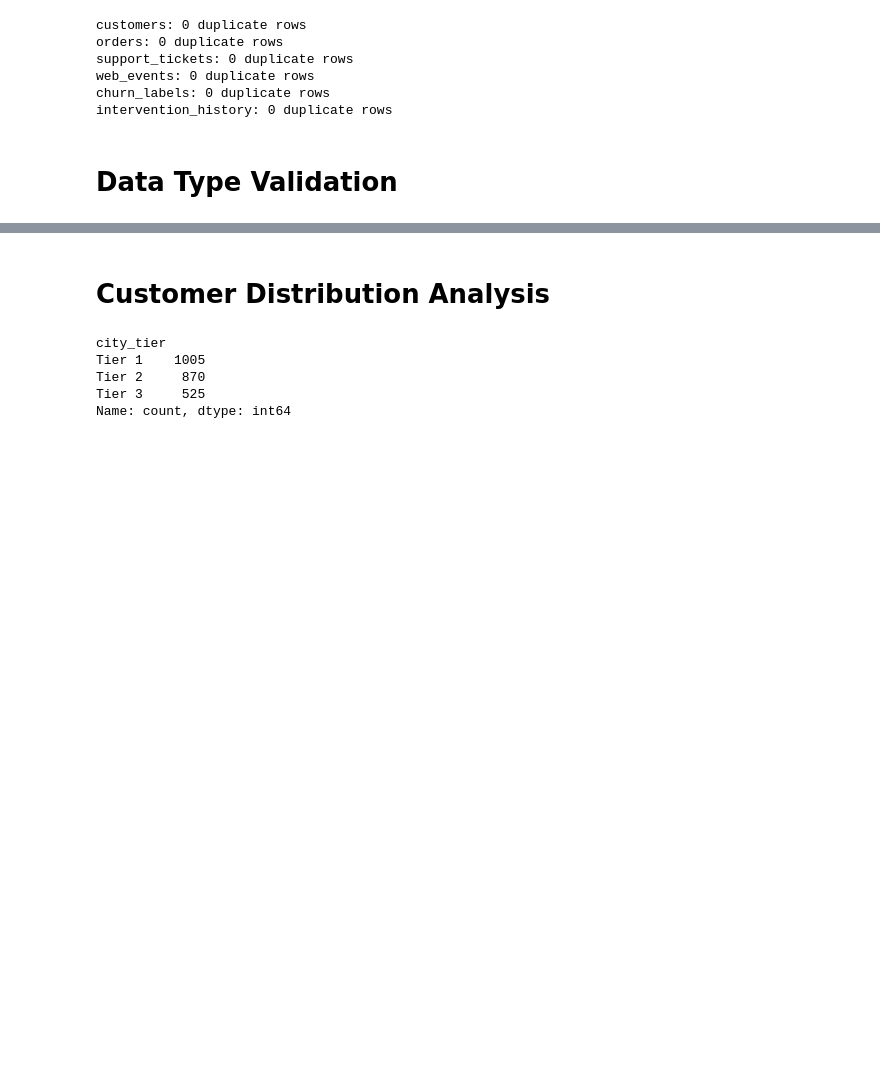
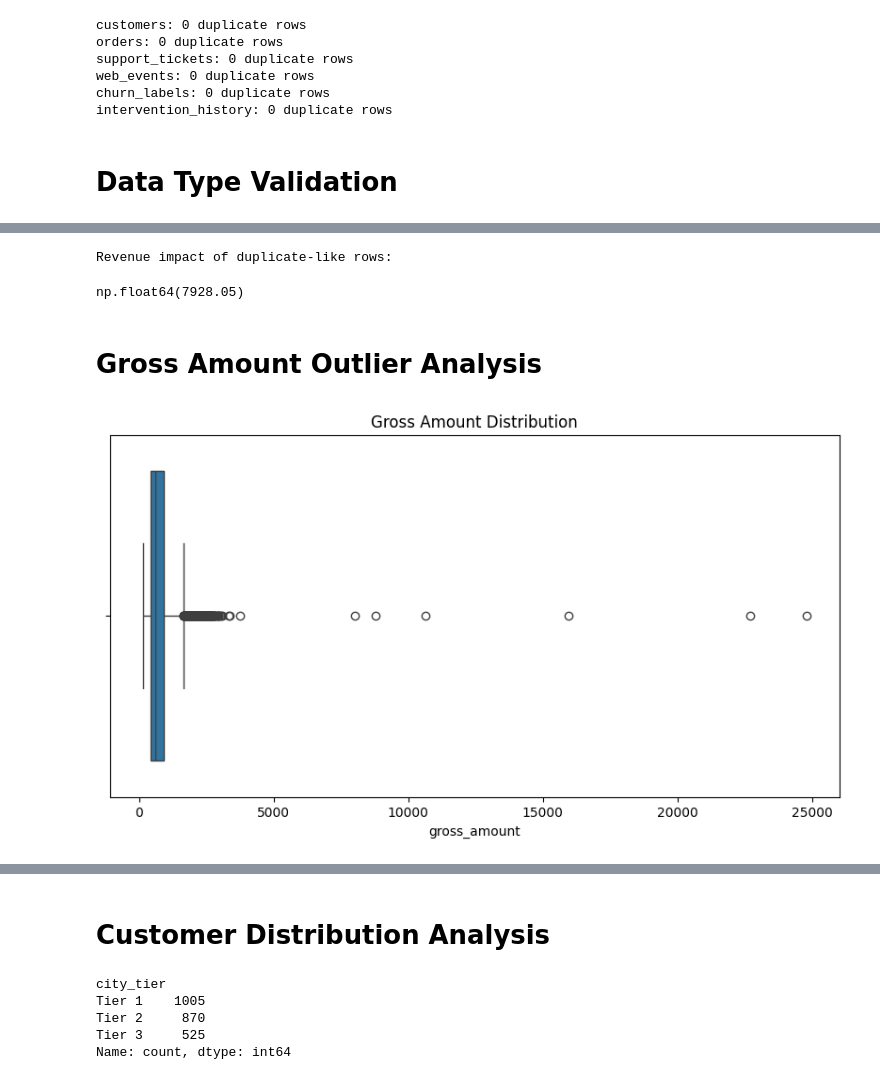
Before and after one commit to GuDLish/d2c-churn-eda-audit, a Jupyter notebook: eda_audit.ipynb, the cells around one changed output, grey strips where cells are left out. Cells and saved outputs as stored; diff of their text form; code cells hidden in the pictures; blank space fills up the shorter version.

```diff
--- a/eda_audit.ipynb
+++ b/eda_audit.ipynb
@@ -232,0 +259,10 @@ dtype: object
+# %%
+SNAPSHOT_DATE = "2025-09-30"
+
+post_snapshot_orders = orders[
+    orders["order_date"] > SNAPSHOT_DATE
+]
+
+print("Post-snapshot order rows:", post_snapshot_orders.shape[0])
+
+post_snapshot_orders.head()
@@ -232,0 +277,7 @@ dtype: object
+# %%
+orders_pre_snapshot = orders[
+    orders["order_date"] <= SNAPSHOT_DATE
+]
+
+print("Original orders shape:", orders.shape)
+print("Filtered pre-snapshot orders shape:", orders_pre_snapshot.shape)
@@ -232,0 +324,21 @@ dtype: object
+# %%
+print("Revenue impact of duplicate-like rows:")
+
+dup_orders["gross_amount"].sum()
+# %% [output]
+Revenue impact of duplicate-like rows:
+np.float64(7928.05)
+# %% [markdown]
+# Gross Amount Outlier Analysis
+# %%
+plt.figure(figsize=(10,5))
+
+sns.boxplot(
+    x=orders_pre_snapshot["gross_amount"]
+)
+
+plt.title("Gross Amount Distribution")
+
+plt.show()
+# %% [output]
+[figure, added]
```
Also changed, not shown: parts of 24 cells of this notebook, 3 other files.
